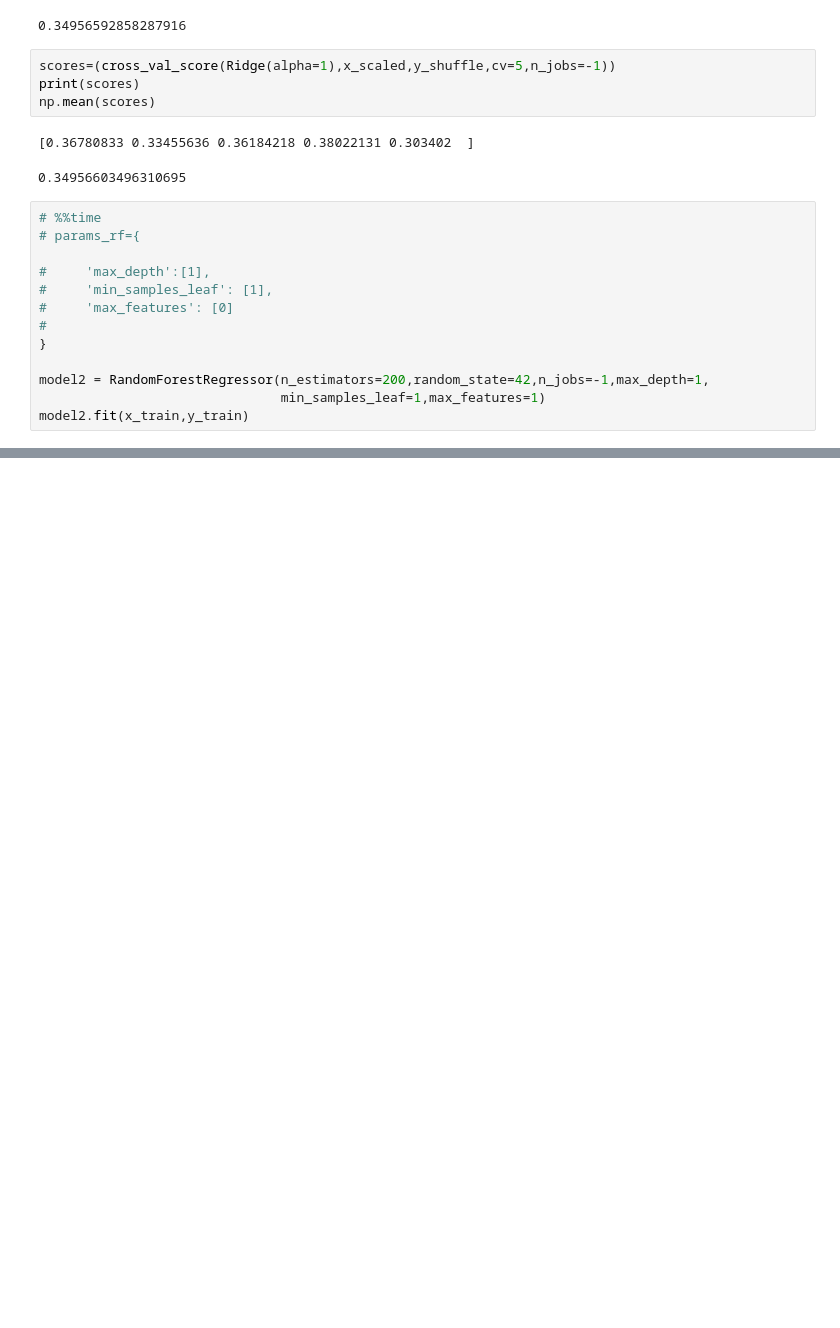
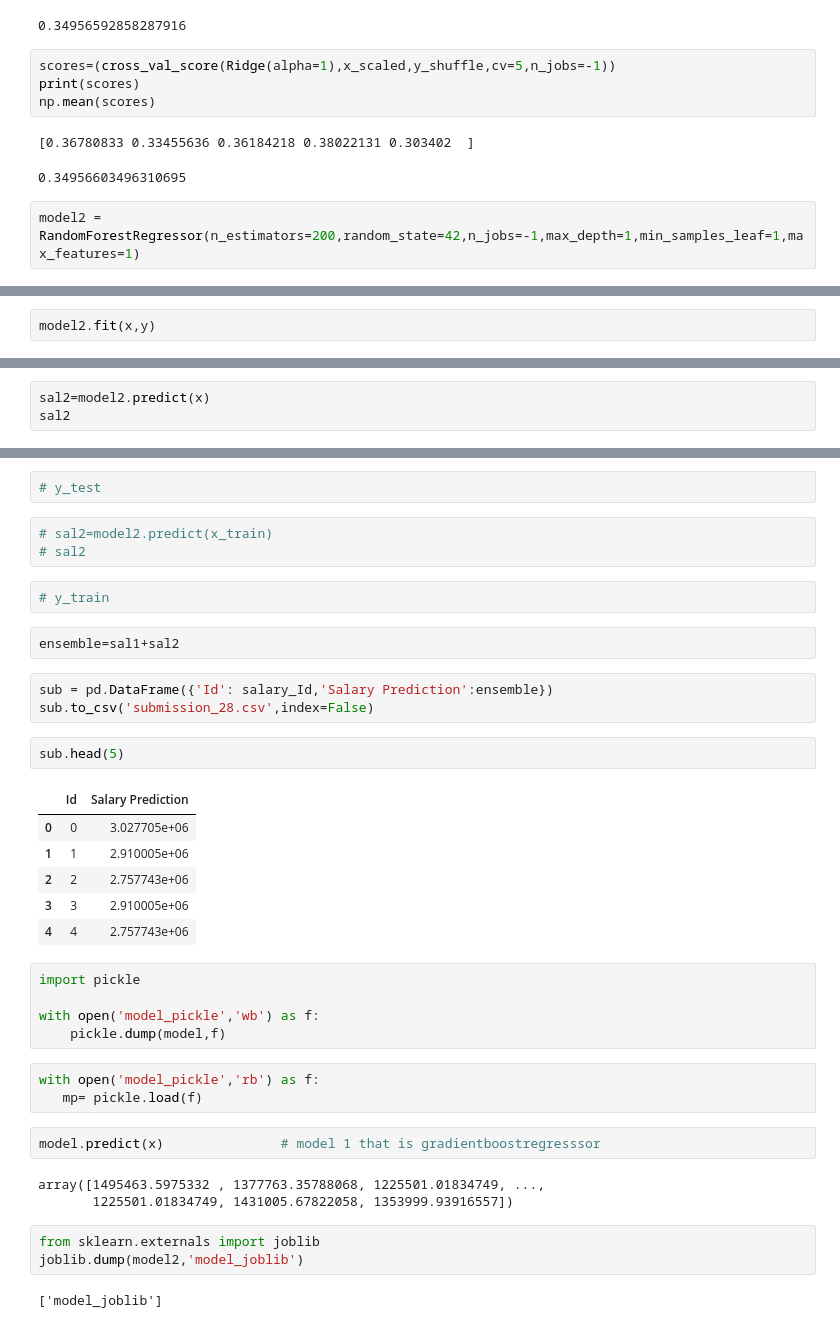
Before and after one commit to Aftabkhan2055/Machine-learning-projects, a Jupyter notebook: Salary_prediction.ipynb, the cells around one changed output, grey strips where cells are left out. Saved outputs shown, nothing was run; the diff lists cells and outputs as text; blank space fills up the shorter version.

```diff
--- a/Salary_prediction.ipynb
+++ b/Salary_prediction.ipynb
@@ -769,15 +777,4 @@ np.mean(scores)
 [0.36780833 0.33455636 0.36184218 0.38022131 0.303402  ]
 0.34956603496310695
 # %%
-# %%time
-# params_rf={
-
-#     'max_depth':[1],
-#     'min_samples_leaf': [1],
-#     'max_features': [0]
-#
-}
-
-model2 = RandomForestRegressor(n_estimators=200,random_state=42,n_jobs=-1,max_depth=1,
-                               min_samples_leaf=1,max_features=1)
-model2.fit(x_train,y_train)
+model2 = RandomForestRegressor(n_estimators=200,random_state=42,n_jobs=-1,max_depth=1,min_samples_leaf=1,max_features=1)
@@ -791,0 +781,2 @@ RandomForestRegressor(bootstrap=True, criterion='mse', max_depth=1,
+# %%
+model2.fit(x,y)
@@ -795,0 +795,3 @@ model2.score(x_test,y_test)
+# %%
+sal2=model2.predict(x)
+sal2
@@ -795,0 +813,39 @@ model2.score(x_test,y_test)
+# %%
+# y_test
+# %%
+# sal2=model2.predict(x_train)
+# sal2
+# %%
+# y_train
+# %%
+ensemble=sal1+sal2
+# %%
+sub = pd.DataFrame({'Id': salary_Id,'Salary Prediction':ensemble})
+sub.to_csv('submission_28.csv',index=False)
+# %%
+sub.head(5)
+# %% [output]
+|  | Id | Salary Prediction |
+| 0 | 0 | 3.027705e+06 |
+| 1 | 1 | 2.910005e+06 |
+| 2 | 2 | 2.757743e+06 |
+| 3 | 3 | 2.910005e+06 |
+| 4 | 4 | 2.757743e+06 |
+# %%
+import pickle
+
+with open('model_pickle','wb') as f:
+    pickle.dump(model,f)
+# %%
+with open('model_pickle','rb') as f:
+   mp= pickle.load(f)
+# %%
+model.predict(x)               # model 1 that is gradientboostregresssor
+# %% [output]
+array([1495463.5975332 , 1377763.35788068, 1225501.01834749, ...,
+       1225501.01834749, 1431005.67822058, 1353999.93916557])
+# %%
+from sklearn.externals import joblib
+joblib.dump(model2,'model_joblib')
+# %% [output]
+['model_joblib']
```
Also changed, not shown: parts of 49 cells of this notebook.
